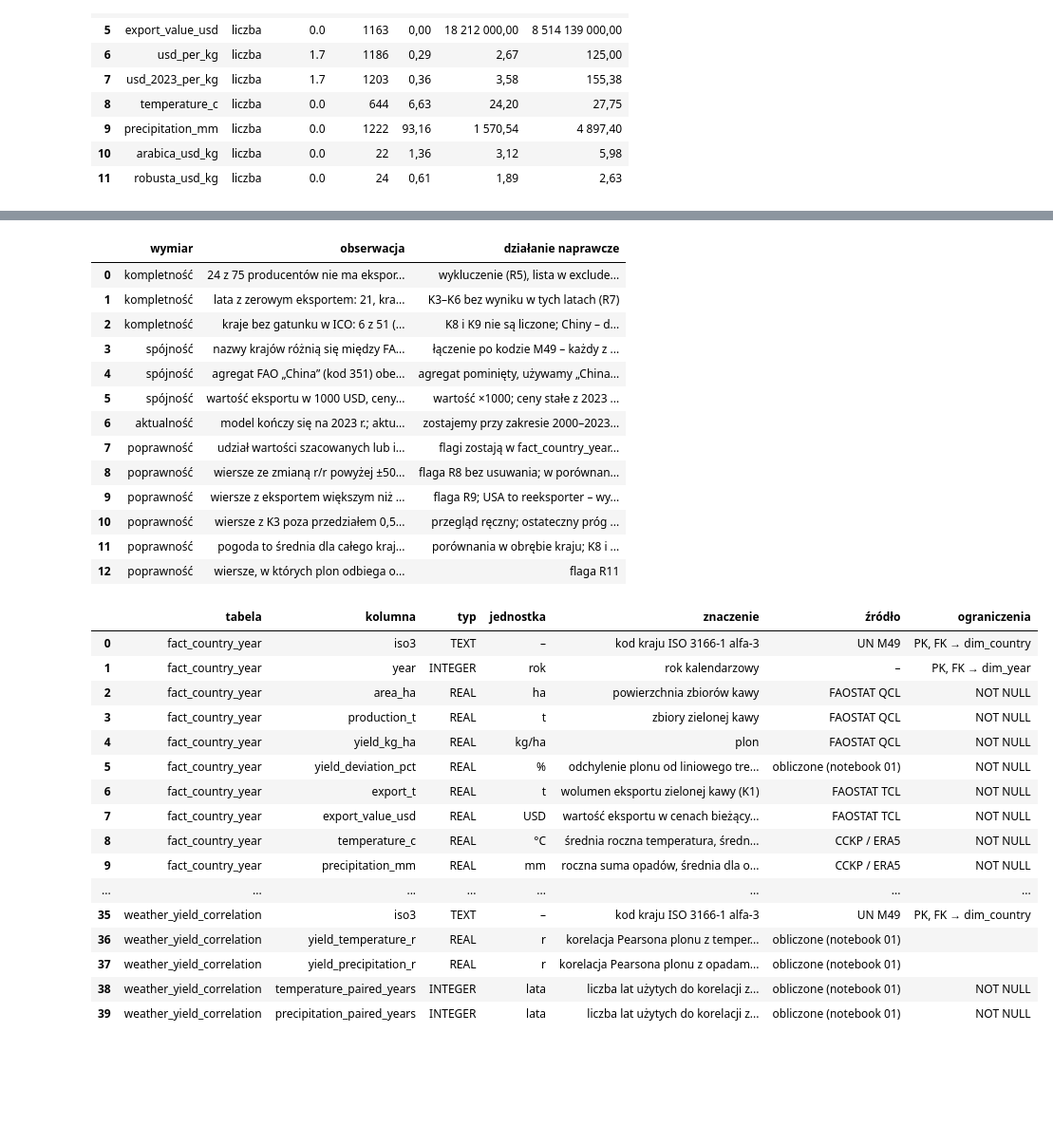
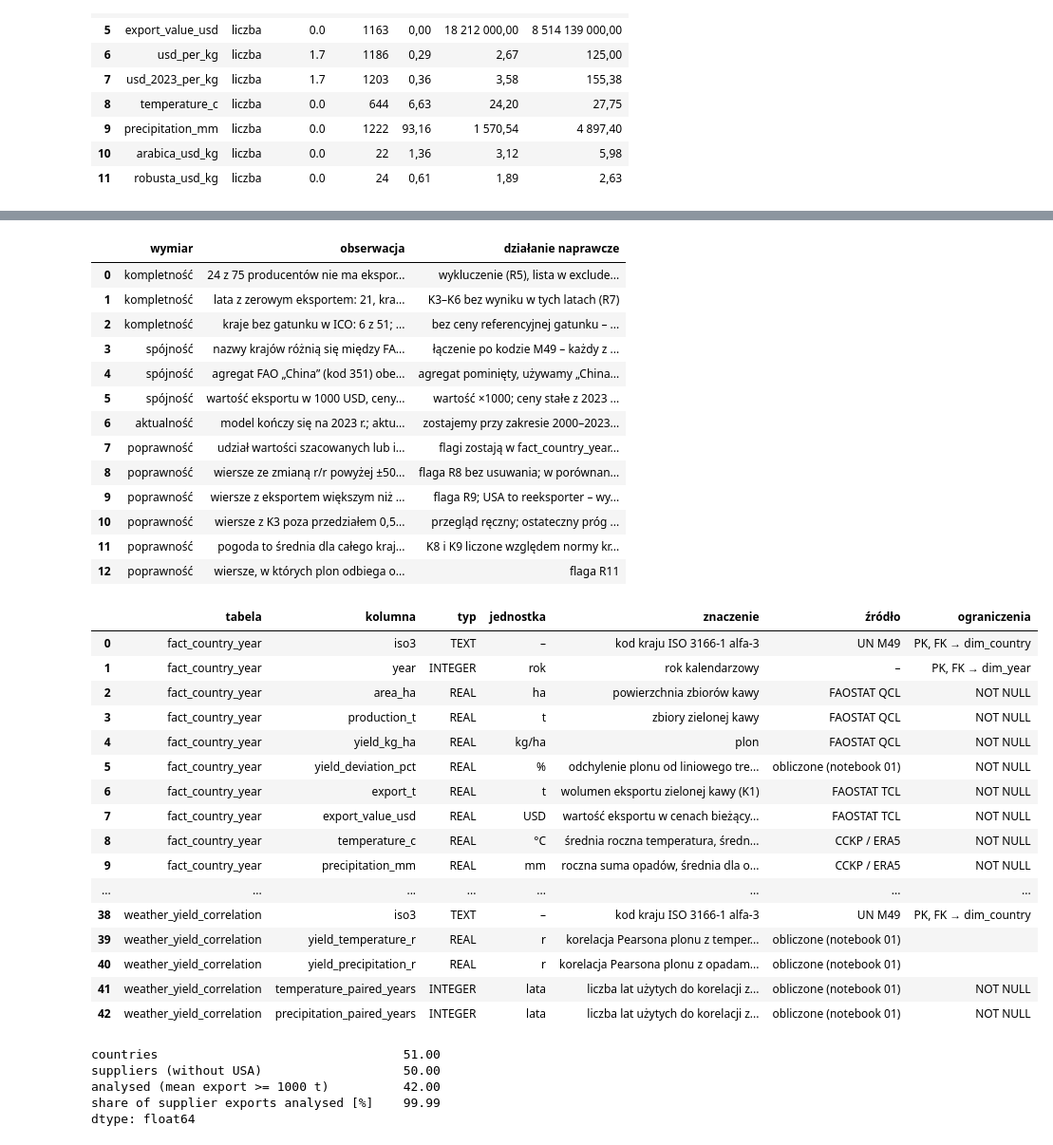
Before and after one commit to karolbystrek/systemy-analizy-biznesowej-projekt, a Jupyter notebook: notebooks/03_quality_eda.ipynb, the cells around one changed output, grey strips where cells are left out. Shown at 95% size. Saved outputs shown, nothing was run; the diff lists cells and outputs as text; code cells hidden in the pictures; blank space fills up the shorter version.

```diff
--- a/notebooks/03_quality_eda.ipynb
+++ b/notebooks/03_quality_eda.ipynb
@@ -202,8 +202,10 @@ def estimated(flags):
 
 zero_export = kpi.loc[kpi["k1_export_t"].eq(0)]
 no_species = kpi_country.loc[kpi_country["species"].isna(), "country"]
-never_in_optimum = (kpi_country.dropna(subset=["species"]).groupby("species")["k8_weather_in_optimum_pct"]
-                    .agg(lambda s: f"{s.eq(0).sum()} z {len(s)}"))
+never_in_optimum = (kpi.dropna(subset=["species"]).groupby(["species", "iso3"])["weather_in_optimum"].max().eq(0)
+                    .groupby("species").agg(lambda s: f"{s.sum()} z {len(s)}"))
+countries_dim = query("SELECT * FROM dim_country")
+filled = countries_dim.loc[countries_dim["species"].notna() & countries_dim["species_source"].ne("ICO"), "country"]
 usa = fact.loc[fact["iso3"].eq("USA"), ["export_t", "production_t"]].mean()
 updated = {name: manifest[name]["last_updated"][:10] for name in ["faostat", "faostat_trade", "pink_sheet", "cpi_usa"]}
 
@@ -217,8 +219,9 @@ quality = pd.DataFrame([
      f"({', '.join(sorted(zero_export['country'].unique()))})",
      "K3–K6 bez wyniku w tych latach (R7)"],
     ["kompletność",
-     f"kraje bez gatunku w ICO: {len(no_species)} z {n_countries} ({'; '.join(no_species)})",
-     "K8 i K9 nie są liczone; Chiny – decyzja 8"],
+     f"kraje bez gatunku w ICO: {len(no_species) + len(filled)} z {n_countries}; uzupełnione według USDA FAS: "
+     f"{'; '.join(filled)}; bez gatunku zostają: {'; '.join(no_species)}",
+     "bez ceny referencyjnej gatunku – te kraje pomijamy w porównaniu K3 z ceną światową (E4, R10)"],
     ["spójność",
      "nazwy krajów różnią się między FAO, M49 i ICO (np. „United Republic of Tanzania” i „Tanzania”)",
      f"łączenie po kodzie M49 – każdy z {n_countries} krajów ma kod M49 i ISO3; 4 aliasy dla nazw ICO"],
@@ -249,9 +252,9 @@ quality = pd.DataFrame([
      f"wiersze z K3 poza przedziałem 0,5–2 × cena referencyjna gatunku: {violations('R10')}",
      "przegląd ręczny; ostateczny próg ustalimy w EDA"],
     ["poprawność",
-     f"pogoda to średnia dla całego kraju; kraje, w których pogoda ani razu nie mieści się w optimum (K8 = 0): "
+     f"pogoda to średnia dla całego kraju; kraje, w których pogoda ani razu nie mieści się w optimum z literatury: "
      f"arabika {never_in_optimum['arabica']}, robusta {never_in_optimum['robusta']}",
-     "porównania w obrębie kraju; K8 i K9 względem normy 1991–2020 (decyzja 6)"],
+     "K8 i K9 liczone względem normy kraju 1991–2020 (±1 odchylenie standardowe), nie optimum z literatury"],
     ["poprawność",
      f"wiersze, w których plon odbiega od zbiorów / powierzchni o ponad 5%: {violations('R11')}",
      "flaga R11"],
@@ -261,7 +264,7 @@ save_table(quality, "quality")
 |  | wymiar | obserwacja | działanie naprawcze |
 | 0 | kompletność | 24 z 75 producentów nie ma ekspor... | wykluczenie (R5), lista w exclude... |
 | 1 | kompletność | lata z zerowym eksportem: 21, kra... | K3–K6 bez wyniku w tych latach (R7) |
-| 2 | kompletność | kraje bez gatunku w ICO: 6 z 51 (... | K8 i K9 nie są liczone; Chiny – d... |
+| 2 | kompletność | kraje bez gatunku w ICO: 6 z 51; ... | bez ceny referencyjnej gatunku – ... |
 | 3 | spójność | nazwy krajów różnią się między FA... | łączenie po kodzie M49 – każdy z ... |
 | 4 | spójność | agregat FAO „China” (kod 351) obe... | agregat pominięty, używamy „China... |
 | 5 | spójność | wartość eksportu w 1000 USD, ceny... | wartość ×1000; ceny stałe z 2023 ... |
@@ -270,7 +273,7 @@ save_table(quality, "quality")
 | 8 | poprawność | wiersze ze zmianą r/r powyżej ±50... | flaga R8 bez usuwania; w porównan... |
 | 9 | poprawność | wiersze z eksportem większym niż ... | flaga R9; USA to reeksporter – wy... |
 | 10 | poprawność | wiersze z K3 poza przedziałem 0,5... | przegląd ręczny; ostateczny próg ... |
-| 11 | poprawność | pogoda to średnia dla całego kraj... | porównania w obrębie kraju; K8 i ... |
+| 11 | poprawność | pogoda to średnia dla całego kraj... | K8 i K9 liczone względem normy kr... |
 | 12 | poprawność | wiersze, w których plon odbiega o... | flaga R11 |
 # %%
 FLAG = "flaga FAO: A oficjalna, E szacunek, I imputacja, X źródło zewnętrzne"
@@ -298,7 +301,10 @@ DESCRIPTIONS = {
     ("dim_country", "region"): ("–", "kontynent", "UN M49"),
     ("dim_country", "subregion"): ("–", "region pośredni M49 (np. South America), a gdy go brak – subregion", "UN M49"),
     ("dim_country", "ico_type"): ("–", "typ kawy: A arabika, R robusta, A/R głównie arabika, R/A głównie robusta", "ICO"),
-    ("dim_country", "species"): ("–", "gatunek dominujący; brak dla krajów spoza listy ICO", "ICO"),
+    ("dim_country", "species"): ("–", "gatunek dominujący (arabica/robusta)", "ICO, uzupełnienia USDA FAS"),
+    ("dim_country", "species_source"): ("–", "źródło przypisania gatunku: ICO albo ręczne uzupełnienie", "ICO, USDA FAS"),
+    ("dim_country", "temperature_norm_sd_c"): ("°C", "odchylenie standardowe rocznej temperatury kraju 1991–2020 – szerokość normy w K8", "obliczone (CCKP / ERA5)"),
+    ("dim_country", "precipitation_norm_sd_pct"): ("%", "odchylenie standardowe rocznych opadów 1991–2020 w % średniej – szerokość normy w K8", "obliczone (CCKP / ERA5)"),
     ("dim_year", "year"): ("rok", "rok kalendarzowy", "–"),
     ("dim_year", "cpi_usa"): ("2010 = 100", "indeks cen konsumpcyjnych USA", "World Bank WDI"),
     ("dim_year", "to_usd_2023"): ("–", "mnożnik do cen stałych z 2023 r.: CPI(2023) / CPI(rok)", "obliczone"),
@@ -315,35 +321,81 @@ DESCRIPTIONS = {
     ("weather_yield_correlation", "yield_precipitation_r"): ("r", "korelacja Pearsona plonu z opadami po usunięciu trendów (K7)", "obliczone (notebook 01)"),
     ("weather_yield_correlation", "temperature_paired_years"): ("lata", "liczba lat użytych do korelacji z temperaturą", "obliczone (notebook 01)"),
     ("weather_yield_correlation", "precipitation_paired_years"): ("lata", "liczba lat użytych do korelacji z opadami", "obliczone (notebook 01)"),
 }
 dictionary = []
 with closing(sqlite3.connect(f"file:{DB.as_posix()}?mode=ro", uri=True)) as con:
     for table in ["fact_country_year", "dim_country", "dim_year", "ref_weather_optimum", "weather_yield_correlation"]:
         foreign_keys = {row[3]: f"FK → {row[2]}" for row in con.execute(f"PRAGMA foreign_key_list({table})")}
         for _, column, sql_type, not_null, _, primary_key in con.execute(f"PRAGMA table_info({table})"):
             unit, meaning, source = DESCRIPTIONS[table, column]
             constraints = ["PK" if primary_key else "", foreign_keys.get(column, ""),
                            "NOT NULL" if not_null and not primary_key else ""]
             dictionary.append({"tabela": table, "kolumna": column, "typ": sql_type, "jednostka": unit,
                                "znaczenie": meaning, "źródło": source, "ograniczenia": ", ".join(filter(None, constraints))})
 dictionary = pd.DataFrame(dictionary)
 assert set(zip(dictionary["tabela"], dictionary["kolumna"])) == set(DESCRIPTIONS)
 save_table(dictionary, "data_dictionary")
 # %% [output]
 |  | tabela | kolumna | typ | jednostka | znaczenie | źródło | ograniczenia |
 | 0 | fact_country_year | iso3 | TEXT | – | kod kraju ISO 3166-1 alfa-3 | UN M49 | PK, FK → dim_country |
 | 1 | fact_country_year | year | INTEGER | rok | rok kalendarzowy | – | PK, FK → dim_year |
 | 2 | fact_country_year | area_ha | REAL | ha | powierzchnia zbiorów kawy | FAOSTAT QCL | NOT NULL |
 | 3 | fact_country_year | production_t | REAL | t | zbiory zielonej kawy | FAOSTAT QCL | NOT NULL |
 | 4 | fact_country_year | yield_kg_ha | REAL | kg/ha | plon | FAOSTAT QCL | NOT NULL |
 | 5 | fact_country_year | yield_deviation_pct | REAL | % | odchylenie plonu od liniowego tre... | obliczone (notebook 01) | NOT NULL |
 | 6 | fact_country_year | export_t | REAL | t | wolumen eksportu zielonej kawy (K1) | FAOSTAT TCL | NOT NULL |
 | 7 | fact_country_year | export_value_usd | REAL | USD | wartość eksportu w cenach bieżący... | FAOSTAT TCL | NOT NULL |
 | 8 | fact_country_year | temperature_c | REAL | °C | średnia roczna temperatura, średn... | CCKP / ERA5 | NOT NULL |
 | 9 | fact_country_year | precipitation_mm | REAL | mm | roczna suma opadów, średnia dla o... | CCKP / ERA5 | NOT NULL |
 | ... | ... | ... | ... | ... | ... | ... | ... |
-| 35 | weather_yield_correlation | iso3 | TEXT | – | kod kraju ISO 3166-1 alfa-3 | UN M49 | PK, FK → dim_country |
-| 36 | weather_yield_correlation | yield_temperature_r | REAL | r | korelacja Pearsona plonu z temper... | obliczone (notebook 01) |  |
-| 37 | weather_yield_correlation | yield_precipitation_r | REAL | r | korelacja Pearsona plonu z opadam... | obliczone (notebook 01) |  |
-| 38 | weather_yield_correlation | temperature_paired_years | INTEGER | lata | liczba lat użytych do korelacji z... | obliczone (notebook 01) | NOT NULL |
-| 39 | weather_yield_correlation | precipitation_paired_years | INTEGER | lata | liczba lat użytych do korelacji z... | obliczone (notebook 01) | NOT NULL |
+| 38 | weather_yield_correlation | iso3 | TEXT | – | kod kraju ISO 3166-1 alfa-3 | UN M49 | PK, FK → dim_country |
+| 39 | weather_yield_correlation | yield_temperature_r | REAL | r | korelacja Pearsona plonu z temper... | obliczone (notebook 01) |  |
+| 40 | weather_yield_correlation | yield_precipitation_r | REAL | r | korelacja Pearsona plonu z opadam... | obliczone (notebook 01) |  |
+| 41 | weather_yield_correlation | temperature_paired_years | INTEGER | lata | liczba lat użytych do korelacji z... | obliczone (notebook 01) | NOT NULL |
+| 42 | weather_yield_correlation | precipitation_paired_years | INTEGER | lata | liczba lat użytych do korelacji z... | obliczone (notebook 01) | NOT NULL |
+# %%
+import matplotlib.pyplot as plt
+from matplotlib.patches import Patch, Rectangle
+import numpy as np
+
+IMG = ROOT / "docs/raport-cw2/img"
+IMG.mkdir(parents=True, exist_ok=True)
+plt.rcParams.update({"figure.dpi": 130, "axes.spines.top": False, "axes.spines.right": False})
+BROWN, LIGHT_BROWN, GREY = "#6D4C41", "#BCAAA4", "#9E9E9E"
+SPECIES_COLORS = {"arabica": "#1565C0", "robusta": "#EF6C00"}
+SPECIES_PL = {"arabica": "arabika", "robusta": "robusta"}
+REGION_PL = {"Americas": "Ameryki", "Africa": "Afryka", "Asia": "Azja", "Oceania": "Oceania"}
+SOURCE = "Źródło: FAOSTAT, World Bank (Pink Sheet, WDI, CCKP/ERA5), ICO; 2000–2023."
+MIN_EXPORT_T = 1_000
+
+dim_year = query("SELECT * FROM dim_year")
+# USA re-exports green coffee (exports are ~13x its own harvest), so it is not a source country.
+suppliers = kpi_country.loc[kpi_country["iso3"].ne("USA")]
+analysed = suppliers.loc[suppliers["mean_export_t"].ge(MIN_EXPORT_T), "iso3"]
+eda = kpi.loc[kpi["iso3"].isin(analysed)].sort_values(["iso3", "year"]).reset_index(drop=True)
+eda["k4_next_year_pct"] = eda.groupby("iso3")["k4_export_t_yoy_pct"].shift(-1)
+
+
+def save(fig, name):
+    fig.savefig(IMG / f"{name}.png", dpi=160, bbox_inches="tight")
+    plt.show()
+
+
+def pct(value, decimals=1):
+    return f"{number(value, decimals)}%"
+
+
+def spearman(frame, x, y):
+    return frame[[x, y]].dropna().corr(method="spearman").iloc[0, 1]
+
+
+display(pd.Series({"countries": len(kpi_country), "suppliers (without USA)": len(suppliers),
+                   f"analysed (mean export >= {MIN_EXPORT_T} t)": len(analysed),
+                   "share of supplier exports analysed [%]": round(suppliers.loc[suppliers["iso3"].isin(analysed), "mean_export_t"].sum()
+                                                                    / suppliers["mean_export_t"].sum() * 100, 2)}))
+# %% [output]
+countries                                 51.00
+suppliers (without USA)                   50.00
+analysed (mean export >= 1000 t)          42.00
+share of supplier exports analysed [%]    99.99
+dtype: float64
```
Also changed, not shown: parts of 11 cells of this notebook, 24 other files.
